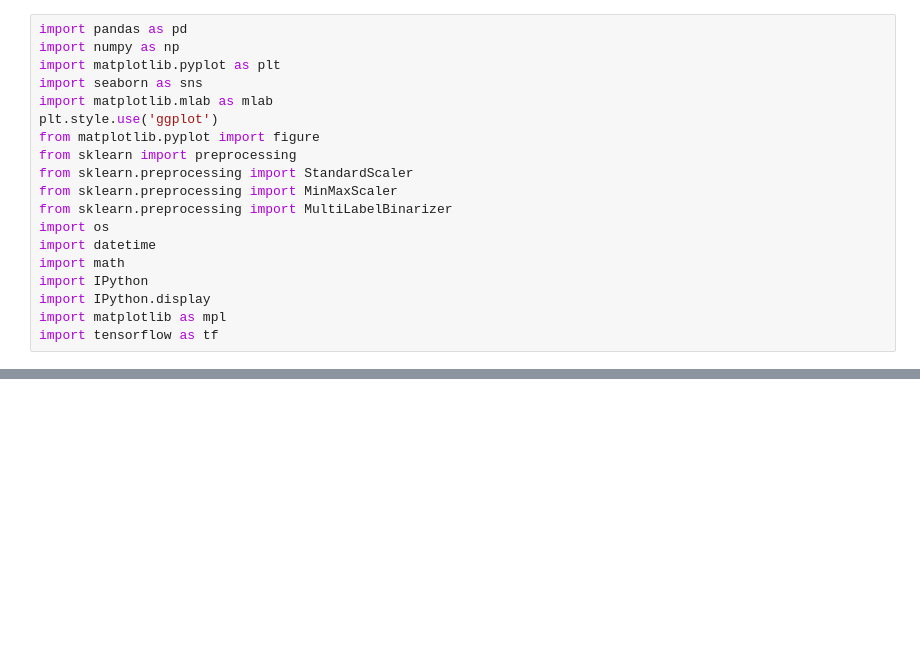
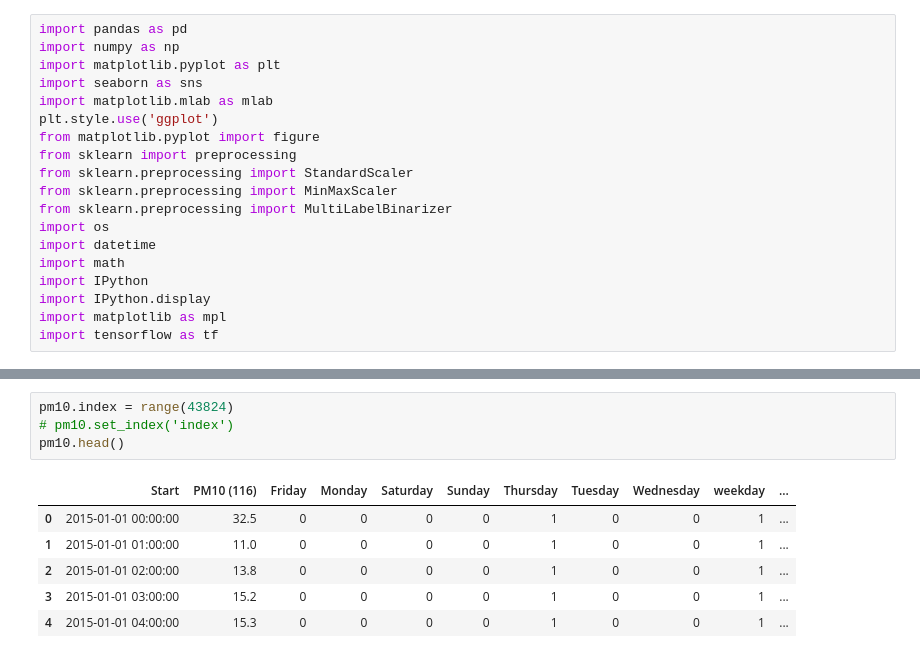
Before and after one commit to jude1997felix/Decentralized-Air-quality-Monitoring-and-Prediction, a Jupyter notebook: imputations_DNN.ipynb, the cells around one changed output, grey strips where cells are left out. Saved outputs shown, nothing was run; the diff lists cells and outputs as text; blank space fills up the shorter version.

```diff
--- a/imputations_DNN.ipynb
+++ b/imputations_DNN.ipynb
@@ -23,0 +478,11 @@ import tensorflow as tf
+# %%
+pm10.index = range(43824)
+# pm10.set_index('index')
+pm10.head()
+# %% [output]
+|  | Start | PM10 (116) | Friday | Monday | Saturday | Sunday | Thursday | Tuesday | Wednesday | weekday | ... |
+| 0 | 2015-01-01 00:00:00 | 32.5 | 0 | 0 | 0 | 0 | 1 | 0 | 0 | 1 | ... |
+| 1 | 2015-01-01 01:00:00 | 11.0 | 0 | 0 | 0 | 0 | 1 | 0 | 0 | 1 | ... |
+| 2 | 2015-01-01 02:00:00 | 13.8 | 0 | 0 | 0 | 0 | 1 | 0 | 0 | 1 | ... |
+| 3 | 2015-01-01 03:00:00 | 15.2 | 0 | 0 | 0 | 0 | 1 | 0 | 0 | 1 | ... |
+| 4 | 2015-01-01 04:00:00 | 15.3 | 0 | 0 | 0 | 0 | 1 | 0 | 0 | 1 | ... |
```
Also changed, not shown: parts of 107 cells of this notebook.
